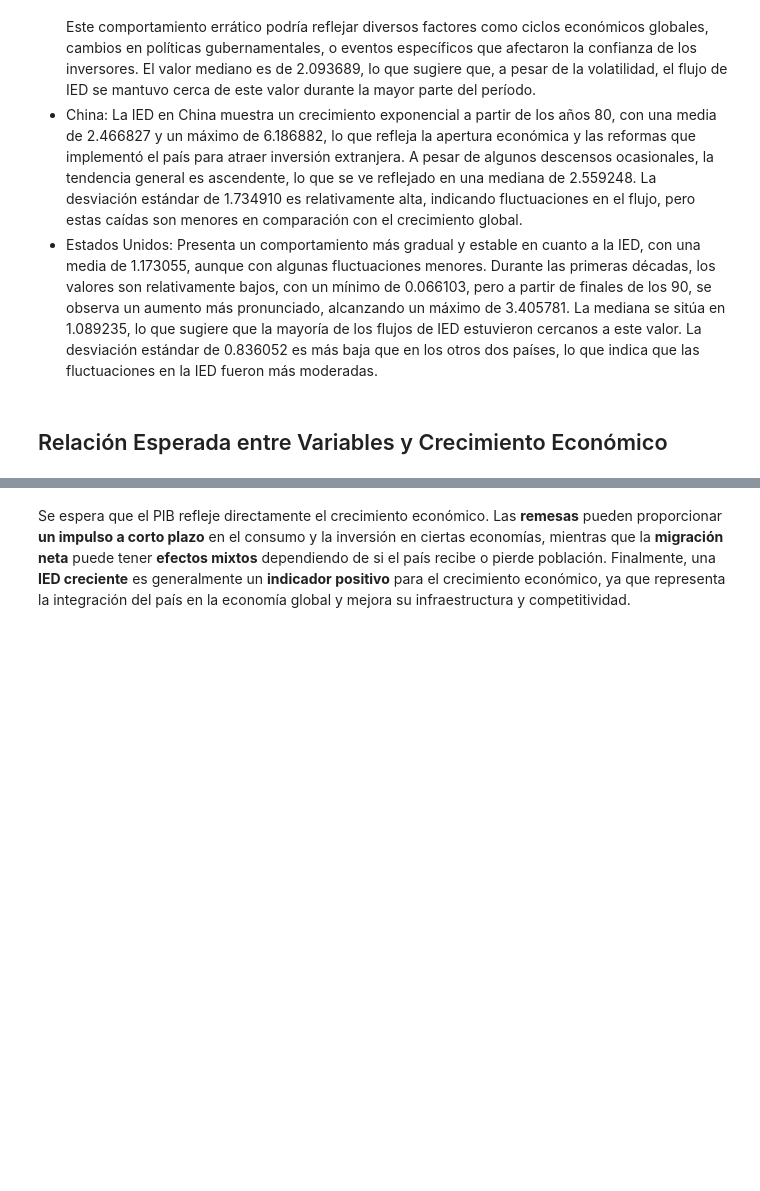
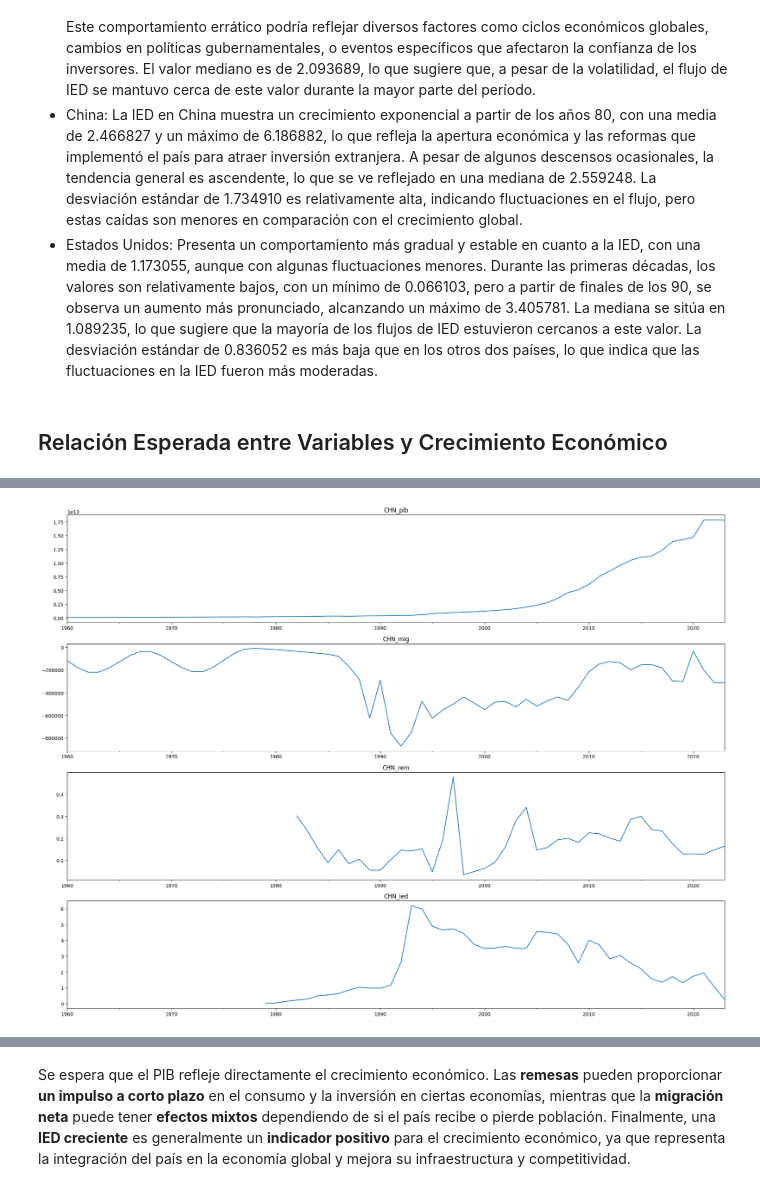
Before and after one commit to Maquililo/prueba-reclutamiento-python, a Jupyter notebook: notebook.ipynb, the cells around one changed output, grey strips where cells are left out. Drawn from its saved outputs; the diff is of its cells as text; code cells hidden in the pictures; blank space fills up the shorter version.

```diff
--- a/notebook.ipynb
+++ b/notebook.ipynb
@@ -411,0 +532,5 @@ plot_country_data(pib, mig, rem, ied, 'USA')
+# %%
+chn = df[['CHN_pib', 'CHN_mig', 'CHN_rem', 'CHN_ied']]
+plot_country_data(chn)
+# %% [output]
+[figure, added]
```
Also changed, not shown: parts of 28 cells of this notebook.
